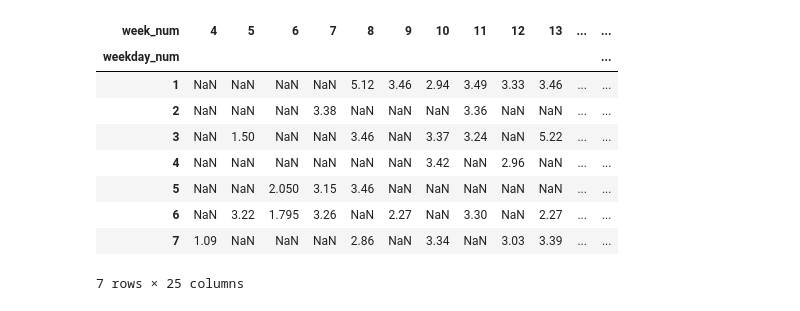
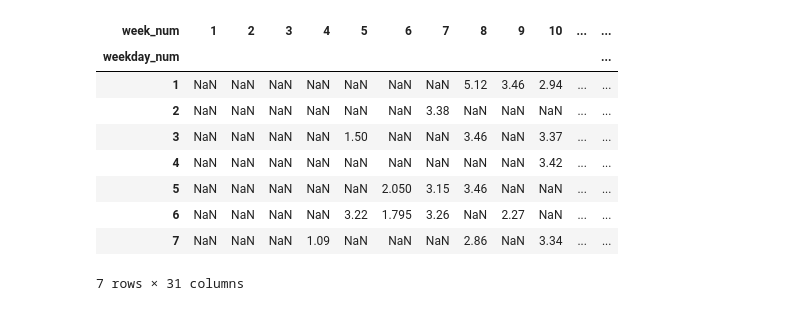
Before and after one commit to sejaldua/pelo-wolfpack, a Jupyter notebook: playground.ipynb, the cells around one changed output. Drawn from its saved outputs; the diff is of its cells as text; code cells hidden in the pictures.

```diff
--- a/playground.ipynb
+++ b/playground.ipynb
@@ -16,15 +18,22 @@ df.head()
 | 3 | 2021-07-29 13:21:49+00:00 | running | 30 min Intervals Run | 1800 | Becs Gentry | 346 | 3.39 | 174 |
 | 4 | 2021-07-22 18:59:52+00:00 | running | 20 min Intervals Run | 1200 | Chase Tucker | 61 | 0.66 | 150 |
 # %%
+# CLEANING
+
+# convert duration from seconds to minutes
+df['duration'] = df['duration'].apply(lambda x: x // 60)
+
 # creating new datetime-based features
-df['duration'] = df['duration'].apply(lambda x: x // 60)
+df['timestamp'] = df['timestamp'].apply(lambda x: pd.to_datetime(x).tz_convert('US/Eastern'))
 df['year'] = df.timestamp.dt.year
 df['month'] = df.timestamp.dt.month
+df['hour'] = df.timestamp.dt.hour
 df['weekday'] = df.timestamp.dt.day_name()
 df['week_num'] = df['timestamp'].apply(lambda x: x.isocalendar()[1])
 
 # get weekday_num in order of MTWTFSS because we want to sort the rows of the heatmap in order
-mapping = {k: v for k, v in zip(['Monday', 'Tuesday', 'Wednesday', 'Thursday', 'Friday', 'Saturday', 'Sunday'], [i+1 for i in range(7)])}
+weekday_order = ['Monday', 'Tuesday', 'Wednesday', 'Thursday', 'Friday', 'Saturday', 'Sunday']
+mapping = {k: v for k, v in zip(weekday_order, [i+1 for i in range(7)])}
 df['weekday_num'] = df['weekday'].apply(lambda x: mapping[x])
 
 # filter dataset to only look at workouts in 2021
@@ -47,15 +122,16 @@ data_2021
 # %%
-data_2021 = data_2021[['week_num', 'weekday_num', 'distance']]
-pivoted_data = pd.pivot_table(data_2021, values='distance', index=['weekday_num'], columns=['week_num'], aggfunc=np.mean)
+df_to_pivot = data_2021[['week_num', 'weekday_num', 'distance']]
+pivoted_data = pd.pivot_table(df_to_pivot, values='distance', index=['weekday_num'], columns=['week_num'], aggfunc=np.mean)
+pivoted_data = pivoted_data.reindex([i+1 for i in range(max(pivoted_data.columns))], axis=1)
 pivoted_data
 # %% [output]
-| week_num | 4 | 5 | 6 | 7 | 8 | 9 | 10 | 11 | 12 | 13 | ... | ... |
+| week_num | 1 | 2 | 3 | 4 | 5 | 6 | 7 | 8 | 9 | 10 | ... | ... |
 | weekday_num |  |  |  |  |  |  |  |  |  |  |  | ... |
-| 1 | NaN | NaN | NaN | NaN | 5.12 | 3.46 | 2.94 | 3.49 | 3.33 | 3.46 | ... | ... |
-| 2 | NaN | NaN | NaN | 3.38 | NaN | NaN | NaN | 3.36 | NaN | NaN | ... | ... |
-| 3 | NaN | 1.50 | NaN | NaN | 3.46 | NaN | 3.37 | 3.24 | NaN | 5.22 | ... | ... |
-| 4 | NaN | NaN | NaN | NaN | NaN | NaN | 3.42 | NaN | 2.96 | NaN | ... | ... |
-| 5 | NaN | NaN | 2.050 | 3.15 | 3.46 | NaN | NaN | NaN | NaN | NaN | ... | ... |
-| 6 | NaN | 3.22 | 1.795 | 3.26 | NaN | 2.27 | NaN | 3.30 | NaN | 2.27 | ... | ... |
-| 7 | 1.09 | NaN | NaN | NaN | 2.86 | NaN | 3.34 | NaN | 3.03 | 3.39 | ... | ... |
+| 1 | NaN | NaN | NaN | NaN | NaN | NaN | NaN | 5.12 | 3.46 | 2.94 | ... | ... |
+| 2 | NaN | NaN | NaN | NaN | NaN | NaN | 3.38 | NaN | NaN | NaN | ... | ... |
+| 3 | NaN | NaN | NaN | NaN | 1.50 | NaN | NaN | 3.46 | NaN | 3.37 | ... | ... |
+| 4 | NaN | NaN | NaN | NaN | NaN | NaN | NaN | NaN | NaN | 3.42 | ... | ... |
+| 5 | NaN | NaN | NaN | NaN | NaN | 2.050 | 3.15 | 3.46 | NaN | NaN | ... | ... |
+| 6 | NaN | NaN | NaN | NaN | 3.22 | 1.795 | 3.26 | NaN | 2.27 | NaN | ... | ... |
+| 7 | NaN | NaN | NaN | 1.09 | NaN | NaN | NaN | 2.86 | NaN | 3.34 | ... | ... |
-7 rows × 25 columns
+7 rows × 31 columns
```
Also changed, not shown: parts of 13 cells of this notebook.
